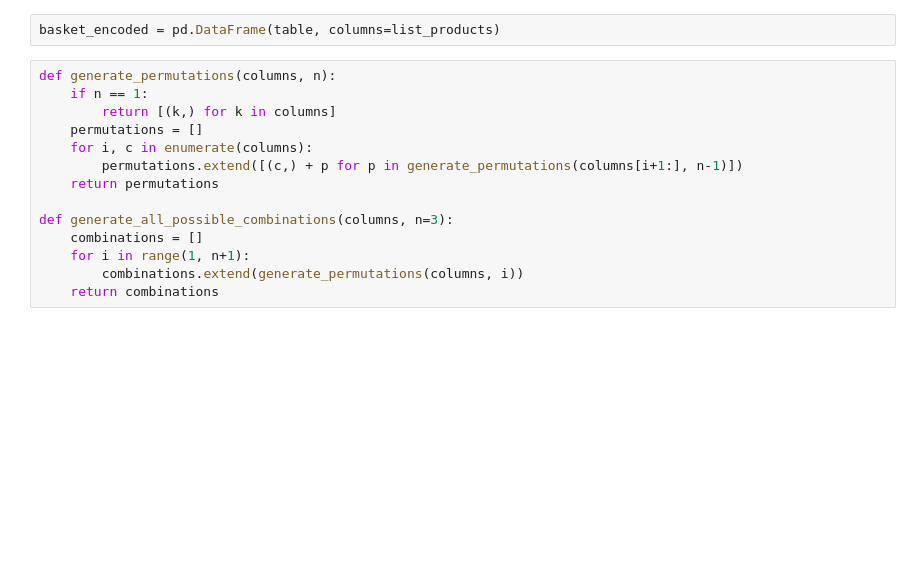
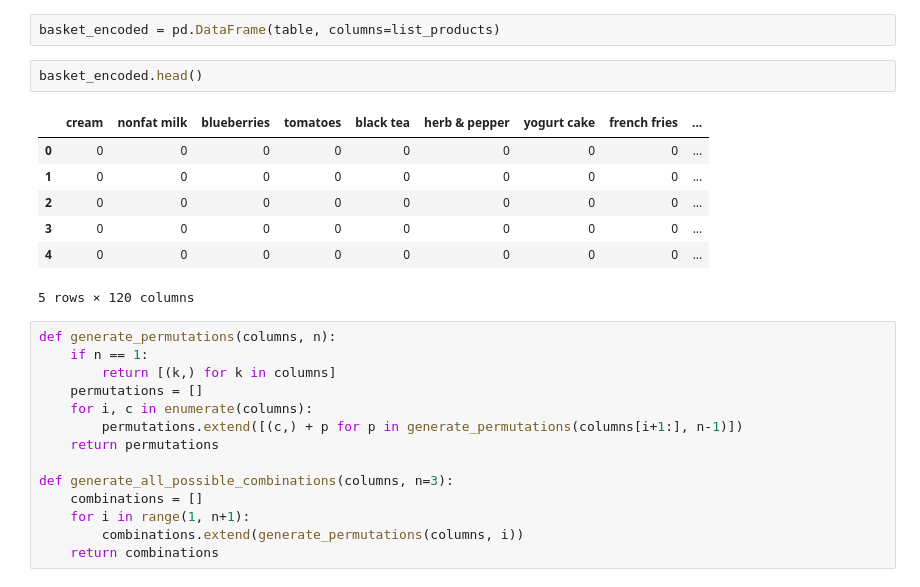
Before and after one commit to indekkusu-era/market-basket-association-rules, a Jupyter notebook: basket_playground.ipynb, the cells around one changed output. Cells and saved outputs as stored; diff of their text form; blank space fills up the shorter version.

```diff
--- a/basket_playground.ipynb
+++ b/basket_playground.ipynb
@@ -27,6 +27,16 @@ except:
     pass
 # %%
 basket_encoded = pd.DataFrame(table, columns=list_products)
+# %%
+basket_encoded.head()
+# %% [output]
+|  | cream | nonfat milk | blueberries | tomatoes | black tea | herb & pepper | yogurt cake | french fries | ... |
+| 0 | 0 | 0 | 0 | 0 | 0 | 0 | 0 | 0 | ... |
+| 1 | 0 | 0 | 0 | 0 | 0 | 0 | 0 | 0 | ... |
+| 2 | 0 | 0 | 0 | 0 | 0 | 0 | 0 | 0 | ... |
+| 3 | 0 | 0 | 0 | 0 | 0 | 0 | 0 | 0 | ... |
+| 4 | 0 | 0 | 0 | 0 | 0 | 0 | 0 | 0 | ... |
+5 rows × 120 columns
 # %%
 def generate_permutations(columns, n):
     if n == 1:
```
Also changed, not shown: parts of 29 cells of this notebook, 1 other file.
